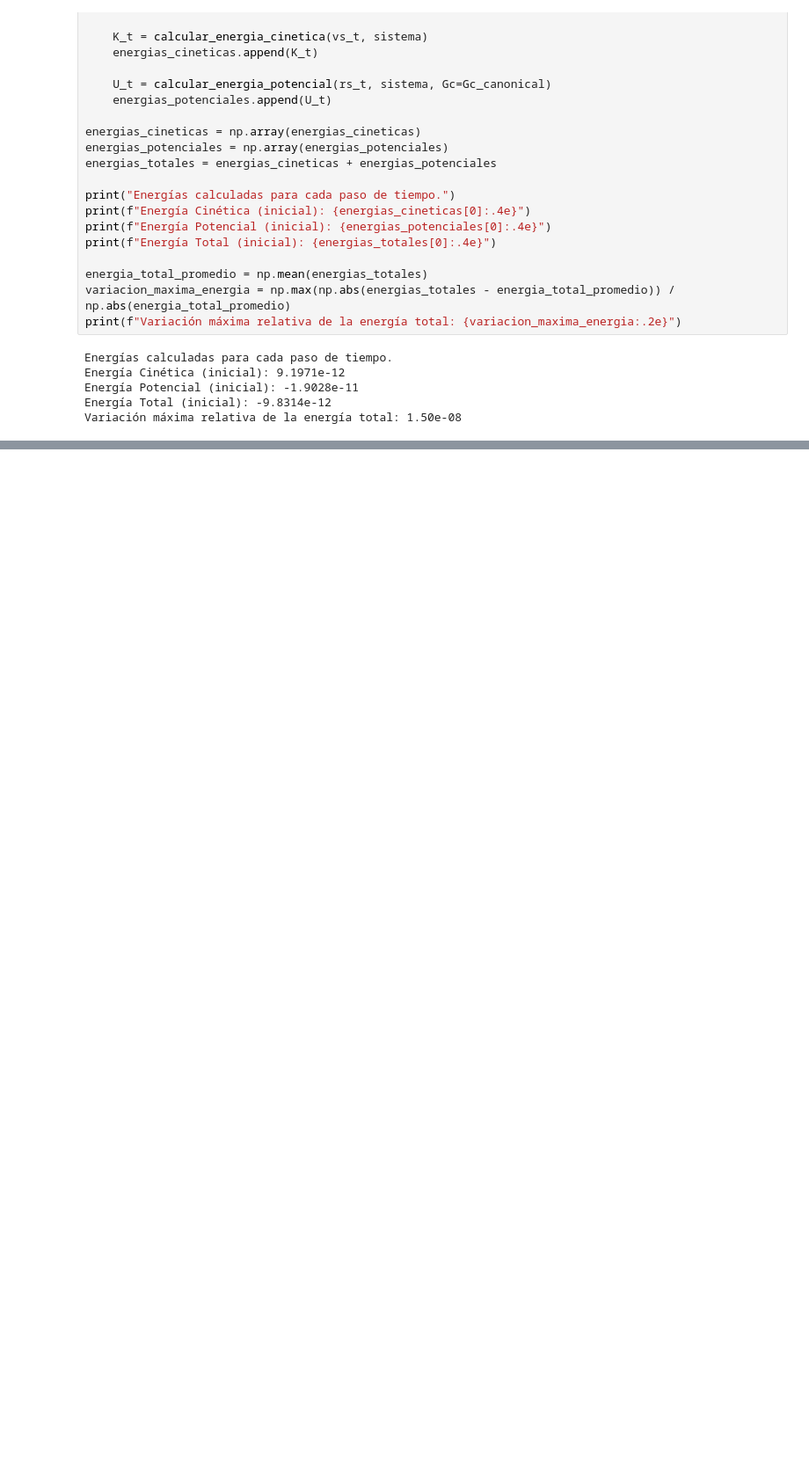
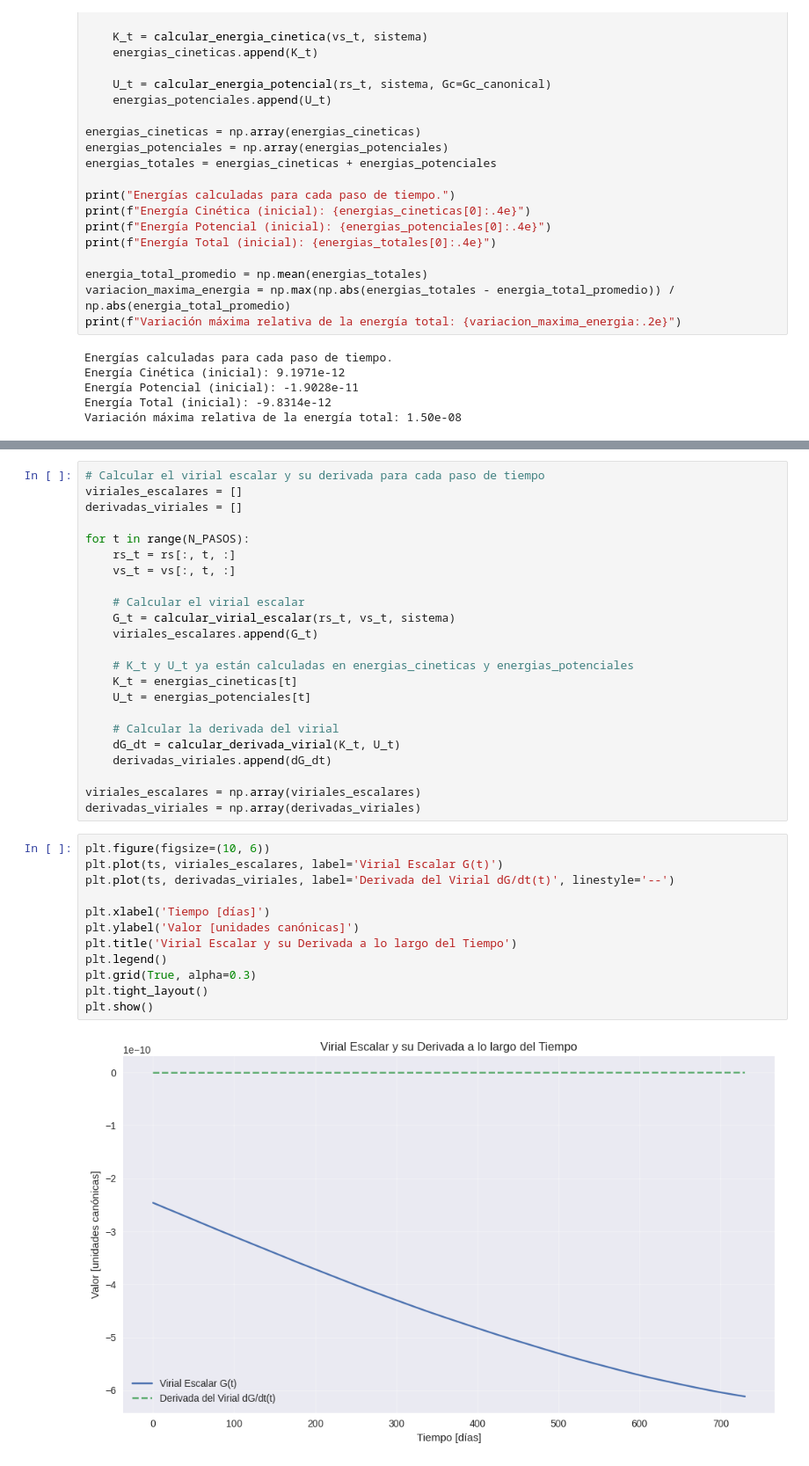
Before and after one commit to Daniel-534/Astroestadistica, a Jupyter notebook: ITM/Main.ipynb, the cells around one changed output, grey strips where cells are left out. Shown at 88% size. Drawn from its saved outputs; the diff is of its cells as text; blank space fills up the shorter version.

```diff
--- a/ITM/Main.ipynb
+++ b/ITM/Main.ipynb
@@ -484,0 +588,37 @@ Variación máxima relativa de la energía total: 1.50e-08
+# %%
+# Calcular el virial escalar y su derivada para cada paso de tiempo
+viriales_escalares = []
+derivadas_viriales = []
+
+for t in range(N_PASOS):
+    rs_t = rs[:, t, :]
+    vs_t = vs[:, t, :]
+
+    # Calcular el virial escalar
+    G_t = calcular_virial_escalar(rs_t, vs_t, sistema)
+    viriales_escalares.append(G_t)
+
+    # K_t y U_t ya están calculadas en energias_cineticas y energias_potenciales
+    K_t = energias_cineticas[t]
+    U_t = energias_potenciales[t]
+
+    # Calcular la derivada del virial
+    dG_dt = calcular_derivada_virial(K_t, U_t)
+    derivadas_viriales.append(dG_dt)
+
+viriales_escalares = np.array(viriales_escalares)
+derivadas_viriales = np.array(derivadas_viriales)
+# %%
+plt.figure(figsize=(10, 6))
+plt.plot(ts, viriales_escalares, label='Virial Escalar G(t)')
+plt.plot(ts, derivadas_viriales, label='Derivada del Virial dG/dt(t)', linestyle='--')
+
+plt.xlabel('Tiempo [días]')
+plt.ylabel('Valor [unidades canónicas]')
+plt.title('Virial Escalar y su Derivada a lo largo del Tiempo')
+plt.legend()
+plt.grid(True, alpha=0.3)
+plt.tight_layout()
+plt.show()
+# %% [output]
+[figure, added]
```
Also changed, not shown: parts of 10 cells of this notebook.
